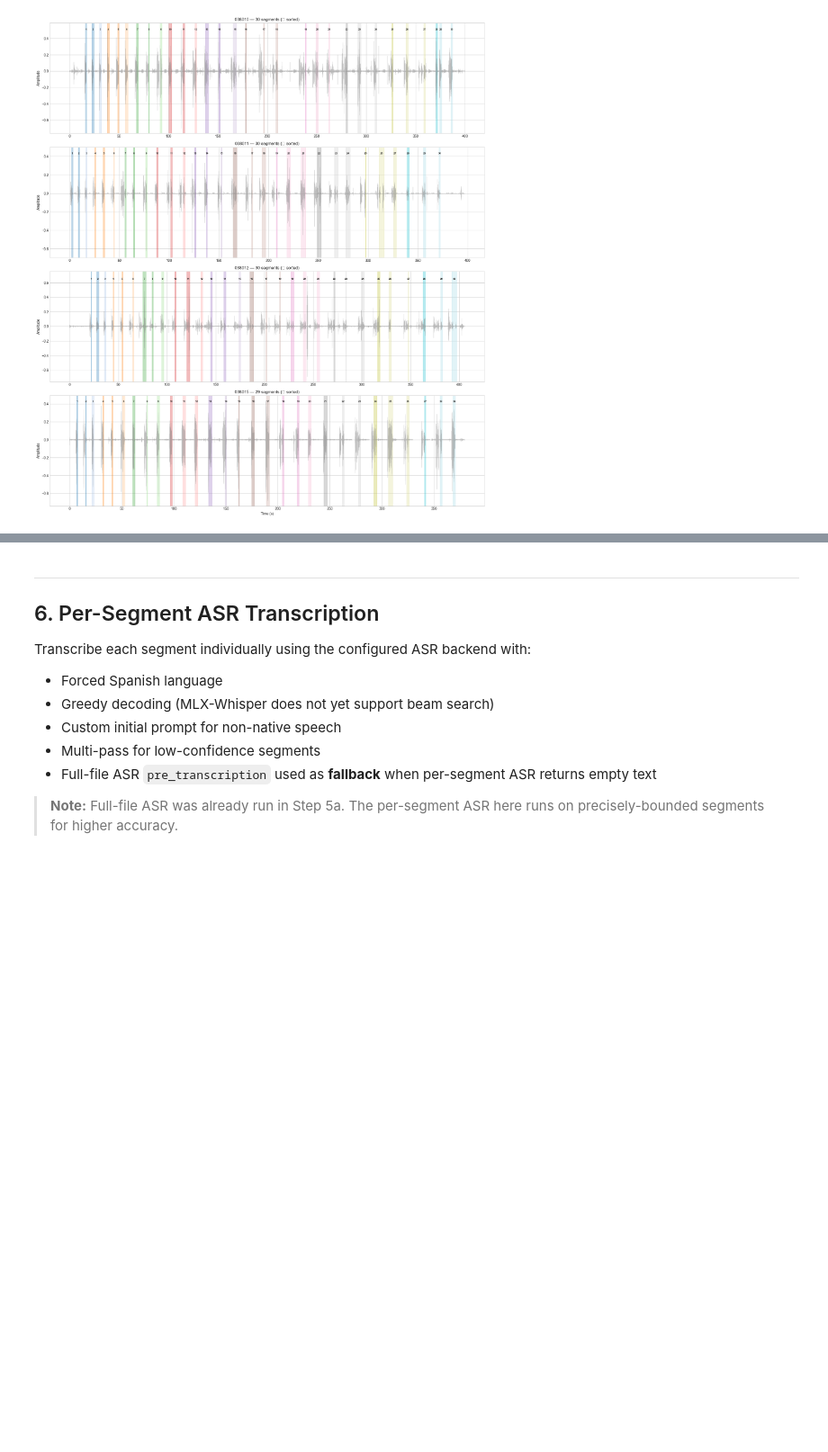
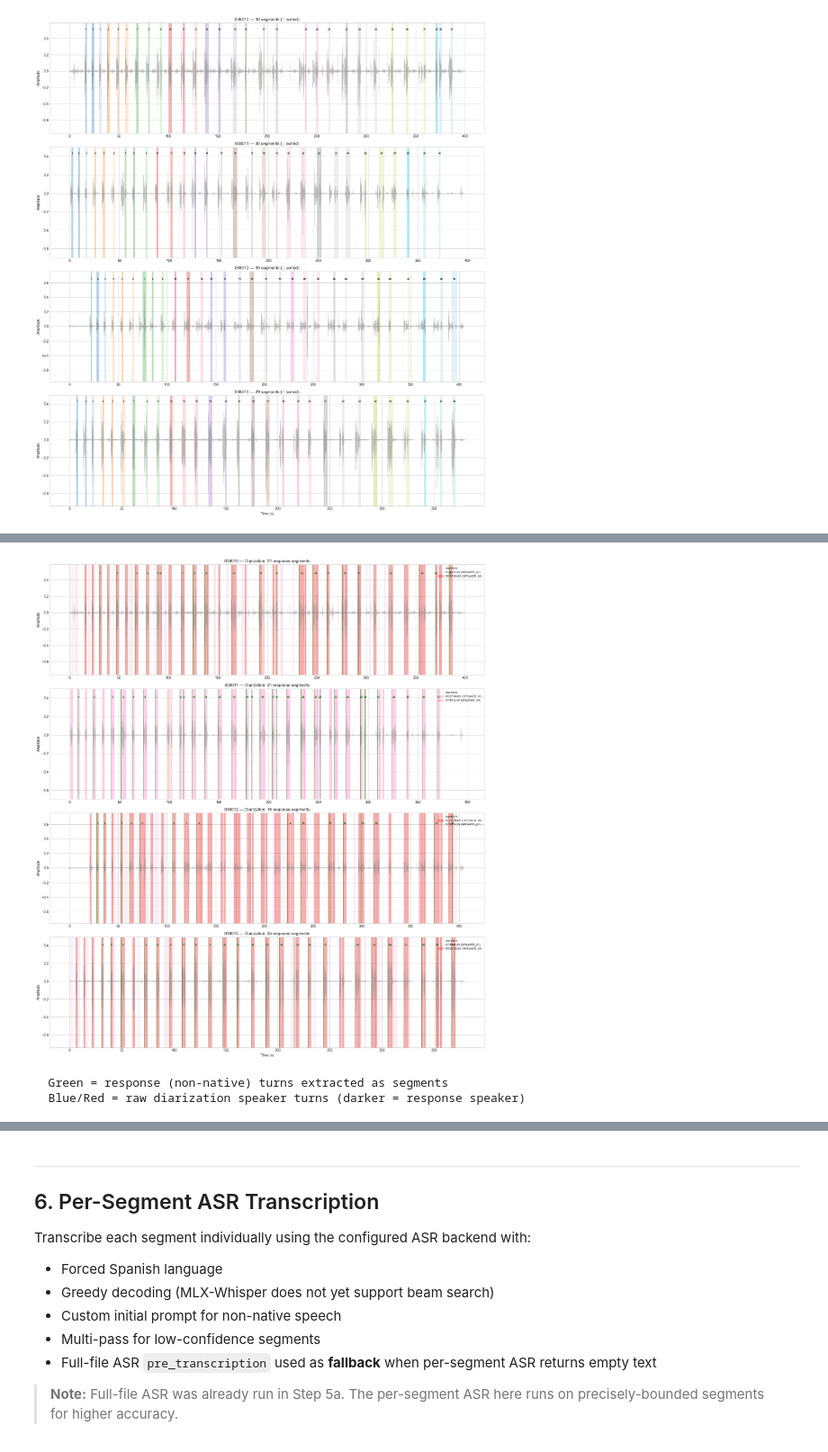
Before and after one commit to gupta-tilak/autoeit_humanai, a Jupyter notebook: AutoEIT_Pipeline.ipynb, the cells around one changed output, grey strips where cells are left out. Shown at 90% size. Drawn from its saved outputs; the diff is of its cells as text; code cells hidden in the pictures; blank space fills up the shorter version.

Commit message:
implementing diarization

```diff
--- a/AutoEIT_Pipeline.ipynb
+++ b/AutoEIT_Pipeline.ipynb
@@ -421,0 +559,66 @@ plt.show()
+# %%
+# --- Visualize diarization speaker turns + extracted segments ---
+if not diar_segmented:
+    print("No diarization results to visualize. Run the diarization cell first.")
+else:
+    pids_to_show = [pid for pid in diar_segmented if diar_segmented[pid]]
+    if not pids_to_show:
+        print("All diarization runs returned 0 segments (possibly failed).")
+    else:
+        fig, axes = plt.subplots(len(pids_to_show), 1, figsize=(18, 5 * len(pids_to_show)))
+        if len(pids_to_show) == 1:
+            axes = [axes]
+
+        for ax_idx, pid in enumerate(pids_to_show):
+            audio_arr, sr_val, _ = preprocessed[pid]
+            diar_segs = diar_segmented[pid]
+            diar_res  = diar_results[pid]
+            ax = axes[ax_idx]
+
+            times = np.arange(len(audio_arr)) / sr_val
+            ax.plot(times, audio_arr, linewidth=0.3, alpha=0.4, color='gray', label='waveform')
+
+            # Plot all speaker turns (coloured by speaker)
+            if diar_res and diar_res.turns:
+                speaker_colors = {}
+                all_labels = sorted({t.speaker_label for t in diar_res.turns})
+                palette = plt.cm.Set1(np.linspace(0, 0.8, len(all_labels)))
+                for lbl, clr in zip(all_labels, palette):
+                    speaker_colors[lbl] = clr
+
+                for turn in diar_res.turns:
+                    is_response = (turn.speaker_label == diar_res.response_speaker)
+                    alpha = 0.35 if is_response else 0.15
+                    lw = 0
+                    ax.axvspan(turn.start_s, turn.end_s,
+                               alpha=alpha,
+                               color=speaker_colors[turn.speaker_label],
+                               label=f"{'RESPONSE' if is_response else 'STIMULUS'} ({turn.speaker_label})")
+
+            # Overlay extracted response segments (numbered)
+            colors_seg = plt.cm.tab20(np.linspace(0, 1, max(len(diar_segs), 1)))
+            for seg, clr in zip(diar_segs, colors_seg):
+                ax.axvline(seg.start_s, color='green', alpha=0.7, linewidth=1.0)
+                ax.text(
+                    (seg.start_s + seg.end_s) / 2,
+                    ax.get_ylim()[1] * 0.8,
+                    str(seg.sentence_number), ha='center', fontsize=7, fontweight='bold', color='darkgreen',
+                )
+
+            # Remove duplicate legend entries
+            handles, labels_leg = ax.get_legend_handles_labels()
+            by_label = dict(zip(labels_leg, handles))
+            ax.legend(by_label.values(), by_label.keys(), loc='upper right', fontsize=8)
+            ax.set_title(f"{pid} — Diarization: {len(diar_segs)} response segments")
+            ax.set_ylabel('Amplitude')
+
+        axes[-1].set_xlabel('Time (s)')
+        plt.tight_layout()
+        plt.savefig(os.path.join(resolved.output_dir, 'diarization_segmentation.png'), dpi=150, bbox_inches='tight')
+        plt.show()
+        print("  Green = response (non-native) turns extracted as segments")
+        print("  Blue/Red = raw diarization speaker turns (darker = response speaker)")
+# %% [output]
+[figure, added]
+  Green = response (non-native) turns extracted as segments
+  Blue/Red = raw diarization speaker turns (darker = response speaker)
```
Also changed, not shown: parts of 20 cells of this notebook, 3 other files.
